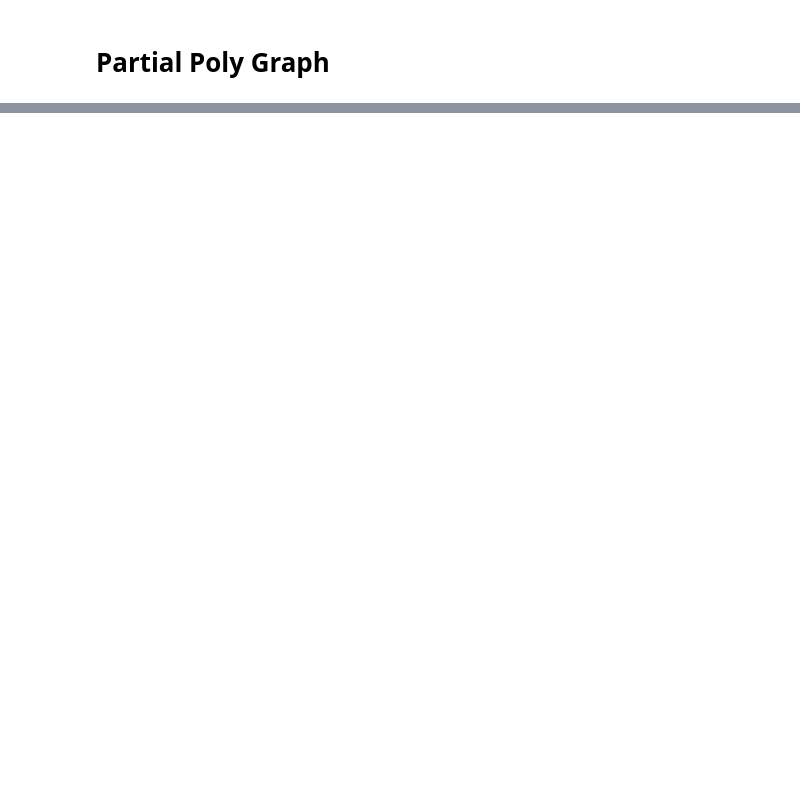
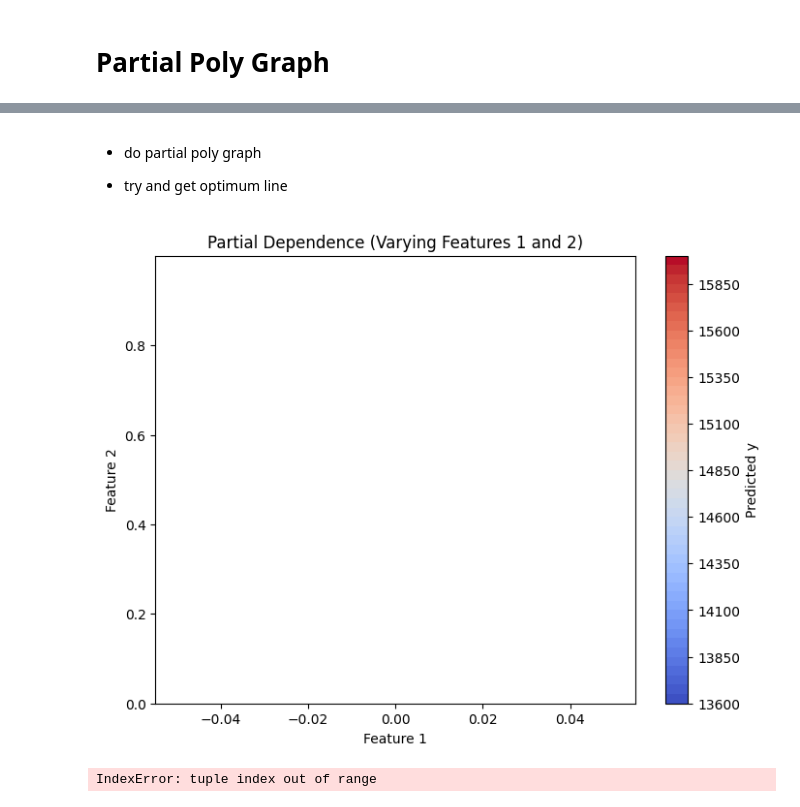
Before and after one commit to muhaseeb34/Data3001-Modelling-2, a Jupyter notebook: Muhammad-mutual_info-VIF-SVR.ipynb, the cells around one changed output, grey strips where cells are left out. Drawn from its saved outputs; the diff is of its cells as text; code cells hidden in the pictures; blank space fills up the shorter version.

```diff
--- a/Muhammad-mutual_info-VIF-SVR.ipynb
+++ b/Muhammad-mutual_info-VIF-SVR.ipynb
@@ -478,0 +440,40 @@ array=[ 9.68491579e-01  9.63666698e-01  9.58859071e-01  9.54068668e-01
+# %% [markdown]
+- do partial poly graph
+
+- try and get optimum line
+# %%
+X_np = X_np = X.iloc[:, 1:].to_numpy()
+
+for i in range(X_np.shape[1]):
+    for j in range(i + 1, X_np.shape[1]):
+
+        feature1_range = np.linspace(0, percentiles[i], 100)
+        feature2_range = np.linspace(0, percentiles[j], 100)
+
+        feature1_grid, feature2_grid = np.meshgrid(feature1_range, feature2_range)
+
+        X_grid = np.vstack([feature1_grid.ravel(), feature2_grid.ravel()]).T
+
+        other_idx = [k for k in range(X_np.shape[1]) if k != i and k != j]
+        X_fixed = np.mean(X_np[:, other_idx], axis=0)   # <-- FIXED
+
+        X_fixed_repeat = np.tile(X_fixed, (X_grid.shape[0], 1))
+
+        X_combined = np.hstack([X_grid, X_fixed_repeat])
+
+        X_combined_scaled = scaler_X.transform(X_combined)
+        y_pred_scaled = grid_poly.predict(X_combined_scaled)
+        y_pred = scaler_y.inverse_transform(y_pred_scaled.reshape(-1,1))
+
+        y_pred_grid = y_pred.reshape(feature1_grid.shape)
+
+        plt.figure(figsize=(8, 6))
+        plt.contourf(feature1_range, feature2_range, y_pred_grid, levels=50, cmap='coolwarm')
+        plt.colorbar(label='Predicted y')
+        plt.title(f'Partial Dependence (Varying Features {i+1} and {j+1})')
+        plt.xlabel(f'Feature {i+1}')
+        plt.ylabel(f'Feature {j+1}')
+        plt.show()
+# %% [output]
+[figure, added]
+IndexError: tuple index out of range
```
Also changed, not shown: parts of 11 cells of this notebook.
